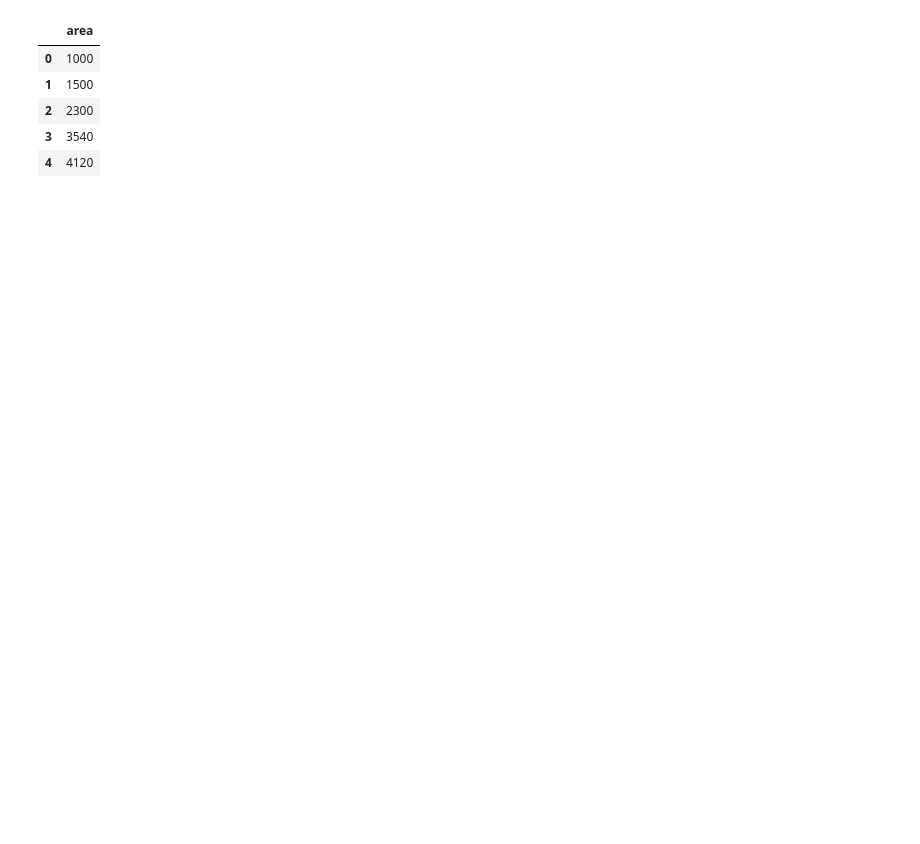
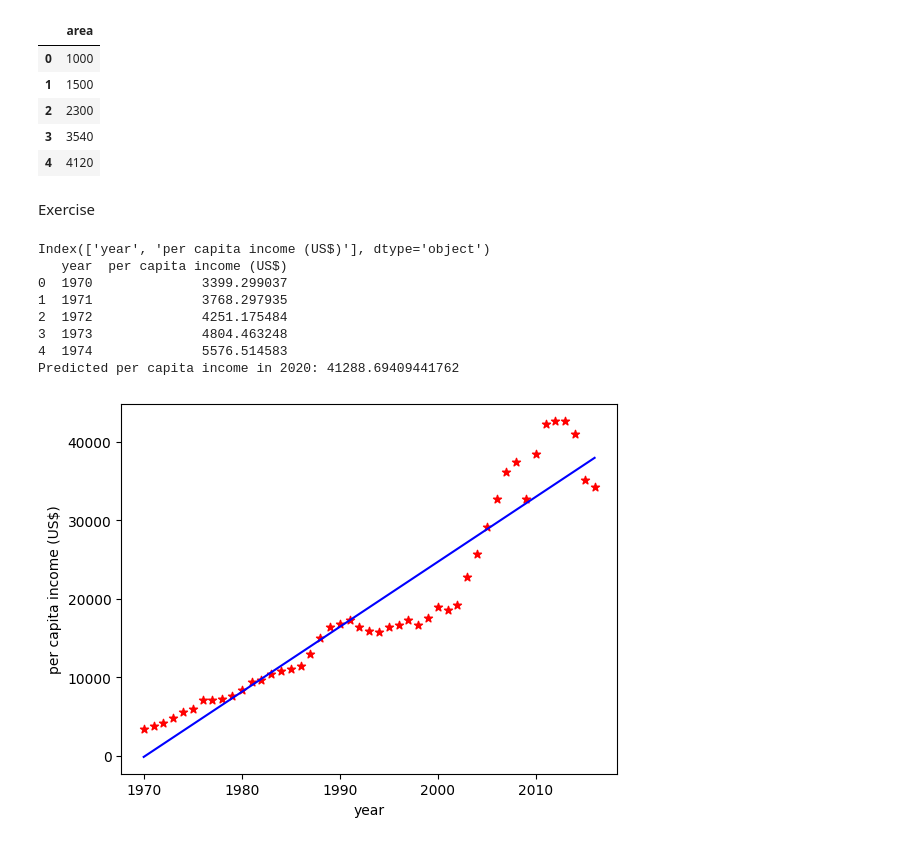
Before and after one commit to sabahatyns/ML-AI, a Jupyter notebook: Machine_Learning.ipynb, the cells around one changed output. Saved outputs shown, nothing was run; the diff lists cells and outputs as text; code cells hidden in the pictures; blank space fills up the shorter version.

Commit message:
exercise done

```diff
--- a/Machine_Learning.ipynb
+++ b/Machine_Learning.ipynb
@@ -62,3 +71,40 @@ p = reg.predict(d)
 d['prices']= p
 # %%
 d.to_csv("prediction.csv", index=False)
+# %% [markdown]
+Exercise
+# %%
+import pandas as pd
+import matplotlib.pyplot as plt
+from sklearn import linear_model
+
+# Load dataset
+df = pd.read_csv("canada_per_capita_income.csv")   # adjust path if needed
+
+# Inspect data
+print(df.head())
+
+# Train regression model
+reg = linear_model.LinearRegression()
+reg.fit(df[["year"]], df["per capita income (US$)"])
+
+# Predict income for 2020
+prediction = reg.predict(pd.DataFrame({"year": [2020]}))
+print(f"Predicted per capita income in 2020: {prediction[0]}")
+
+# Plot data + regression line
+plt.xlabel("year")
+plt.ylabel("per capita income (US$)")
+plt.scatter(df["year"], df["per capita income (US$)"], color="red", marker="*")
+plt.plot(df["year"], reg.predict(df[["year"]]), color="blue")
+plt.show()
+# %% [output]
+Index(['year', 'per capita income (US$)'], dtype='object')
+   year  per capita income (US$)
+0  1970              3399.299037
+1  1971              3768.297935
+2  1972              4251.175484
+3  1973              4804.463248
+4  1974              5576.514583
+Predicted per capita income in 2020: 41288.69409441762
+[figure, added]
```
Also changed, not shown: parts of 1 cell of this notebook.
